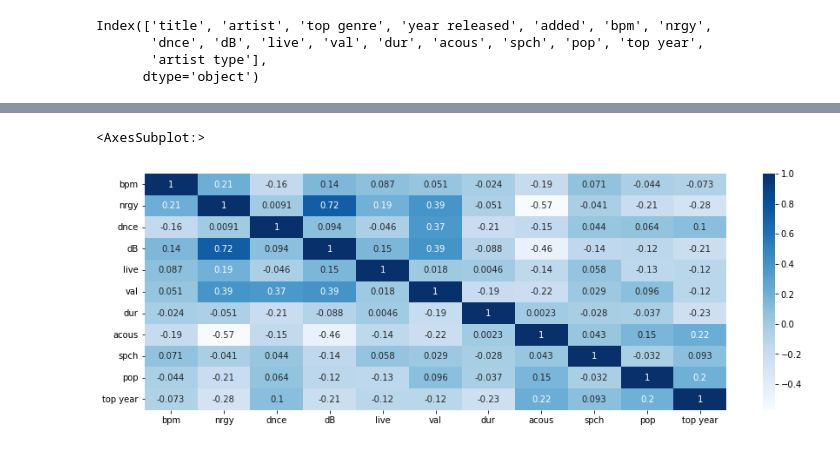
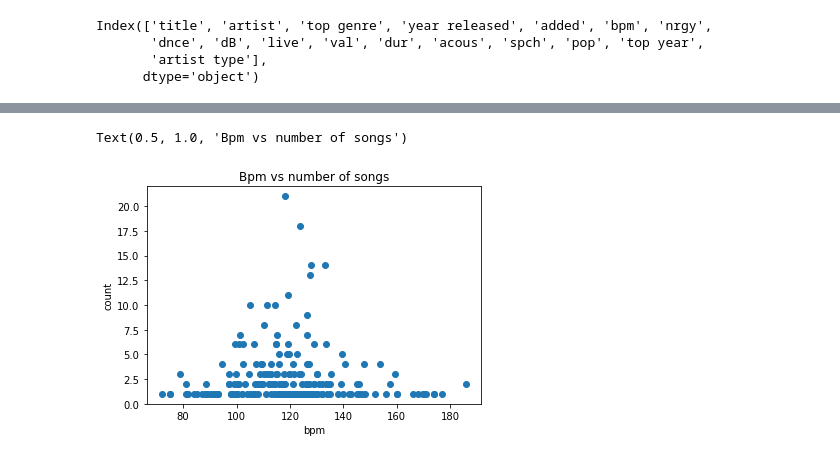
Before and after one commit to kevoinno/data-science-projects, a Jupyter notebook: spotify-songs-eda/song-analysis.ipynb, the cells around one changed output, grey strips where cells are left out. Saved outputs shown, nothing was run; the diff lists cells and outputs as text; code cells hidden in the pictures.

Commit message:
added few graphs, changed plan

```diff
--- a/spotify-songs-eda/song-analysis.ipynb
+++ b/spotify-songs-eda/song-analysis.ipynb
@@ -133,7 +103,9 @@ Name: artist, Length: 444, dtype: int64
-# %%
-corr = df_pop.corr()
-fig, ax = plt.subplots(figsize=(15, 5))
-sns.heatmap(corr, annot = True, cmap = 'Blues')
-# %% [output]
-<AxesSubplot:>
-[figure, removed]
+# %%
+#interested in how vars relate to pop and count
+plt.scatter(df_pop['bpm'], df_pop['count'])
+plt.xlabel('bpm')
+plt.ylabel('count')
+plt.title('Bpm vs number of songs')
+# %% [output]
+Text(0.5, 1.0, 'Bpm vs number of songs')
+[figure, added]
```
Also changed, not shown: parts of 7 cells of this notebook.
